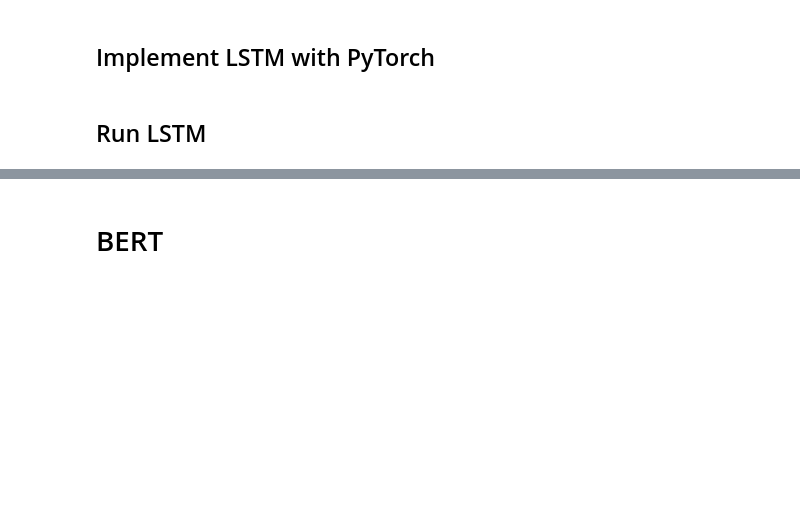
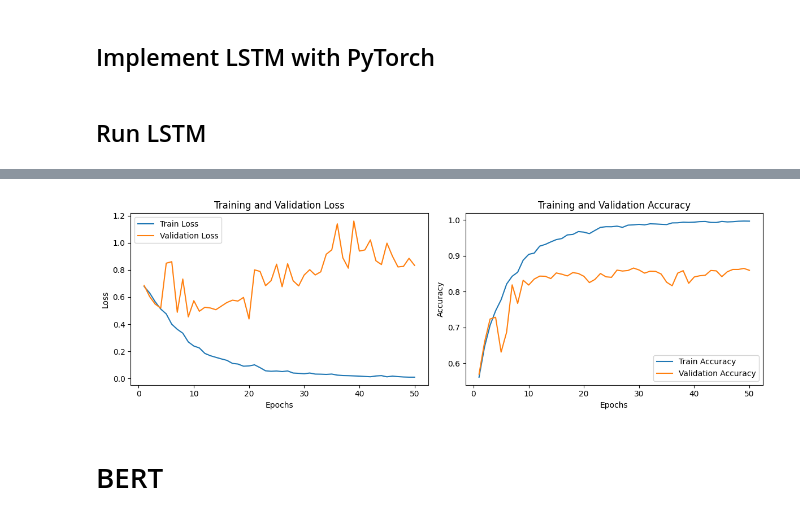
Before and after one commit to nadiarvi/Sentiment-Analysis-using-RNN-and-LSTM, a Jupyter notebook: Sentiment_Analysis_using_RNN_and_LSTM.ipynb, the cells around one changed output, grey strips where cells are left out. Cells and saved outputs as stored; diff of their text form; code cells hidden in the pictures; blank space fills up the shorter version.

```diff
--- a/Sentiment_Analysis_using_RNN_and_LSTM.ipynb
+++ b/Sentiment_Analysis_using_RNN_and_LSTM.ipynb
@@ -312,6 +312,11 @@ def run_LSTM(hyperparameter_dict, num_samples=10000, train=train, evaluate=evalu
     model = model.to(device)
     criterion = criterion.to(device)
 
+    train_loss_list = []
+    train_acc_list = []
+    val_loss_list = []
+    val_acc_list = []
+
     for epoch in range(hyperparameter_dict.num_epochs):
         print(f'Epoch: {epoch+1:02}')
         start_time = time.time()
@@ -325,12 +330,16 @@ def run_LSTM(hyperparameter_dict, num_samples=10000, train=train, evaluate=evalu
             print(f'\nEpoch Time: {epoch_mins}m {epoch_secs}s')
             print(f'\tTrain Loss: {train_loss:.3f} | Train Acc: {train_acc*100:.2f}%')
             print(f'\t Val. Loss: {valid_loss:.3f} |  Val. Acc: {valid_acc*100:.2f}%')
+            train_loss_list.append(train_loss)
+            train_acc_list.append(train_acc)
+            val_loss_list.append(valid_loss)
+            val_acc_list.append(valid_acc)
 
     if test_loader != None:
         test_loss, test_acc = evaluate(model, test_loader, criterion)
         print(f'\t Test Loss: {test_loss:.3f} |  Test Acc: {test_acc*100:.2f}%')
 
-    return train_loss, train_acc, valid_loss, valid_acc, test_loss, test_acc
+    return train_loss, train_acc, valid_loss, valid_acc, test_loss, test_acc, train_loss_list, train_acc_list, val_loss_list, val_acc_list
 # %% [markdown]
 ## Run LSTM
 # %%
@@ -345,7 +354,7 @@ def set_hyperparameter_for_LSTM():
     param_dict.dropout = 0.4
     param_dict.bidirectional = True
     param_dict.batch_size = 64
-    param_dict.num_epochs = 10
+    param_dict.num_epochs = 50
     param_dict.learning_rate = 1e-3
     param_dict.device = 'cuda'
     return param_dict
@@ -396,0 +361,3 @@ Epoch Time: 0m 37s
+# %%
+param_dict = set_hyperparameter_for_LSTM()
+_, _, _, _, _, _, train_loss_list, train_acc_list, val_loss_list, val_acc_list = run_LSTM(param_dict)
@@ -397,3 +411,37 @@ Epoch Time: 0m 37s
+# %%
+import matplotlib.pyplot as plt
+
+def visualize_trends(train_loss_list, train_acc_list, val_loss_list, val_acc_list):
+    epochs = range(1, len(train_loss_list) + 1)
+
+    # Plotting train loss and validation loss
+    plt.figure(figsize=(12, 4))
+    plt.subplot(1, 2, 1)
+    plt.plot(epochs, train_loss_list, label='Train Loss')
+    plt.plot(epochs, val_loss_list, label='Validation Loss')
+    plt.title('Training and Validation Loss')
+    plt.xlabel('Epochs')
+    plt.ylabel('Loss')
+    plt.xticks()
+    plt.legend()
+
+    # Plotting train accuracy and validation accuracy
+    plt.subplot(1, 2, 2)
+    plt.plot(epochs, train_acc_list, label='Train Accuracy')
+    plt.plot(epochs, val_acc_list, label='Validation Accuracy')
+    plt.title('Training and Validation Accuracy')
+    plt.xlabel('Epochs')
+    plt.ylabel('Accuracy')
+    plt.xticks()
+    plt.legend()
+
+    plt.tight_layout()
+    plt.show()
+
+# Call the visualize_trends function
+visualize_trends(train_loss_list, train_acc_list, val_loss_list, val_acc_list)
+# %% [output]
+[figure, added]
 # %% [markdown]
 # BERT
 # %% [markdown]
```
Also changed, not shown: parts of 6 cells of this notebook.
